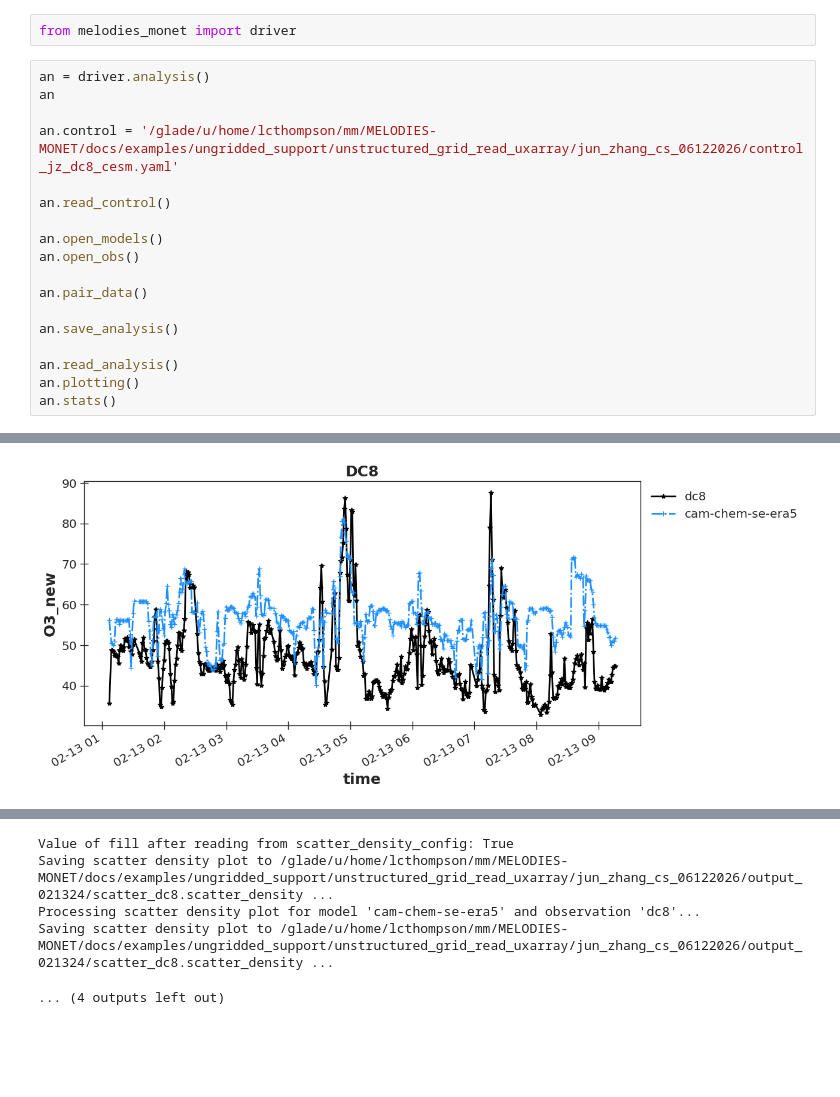
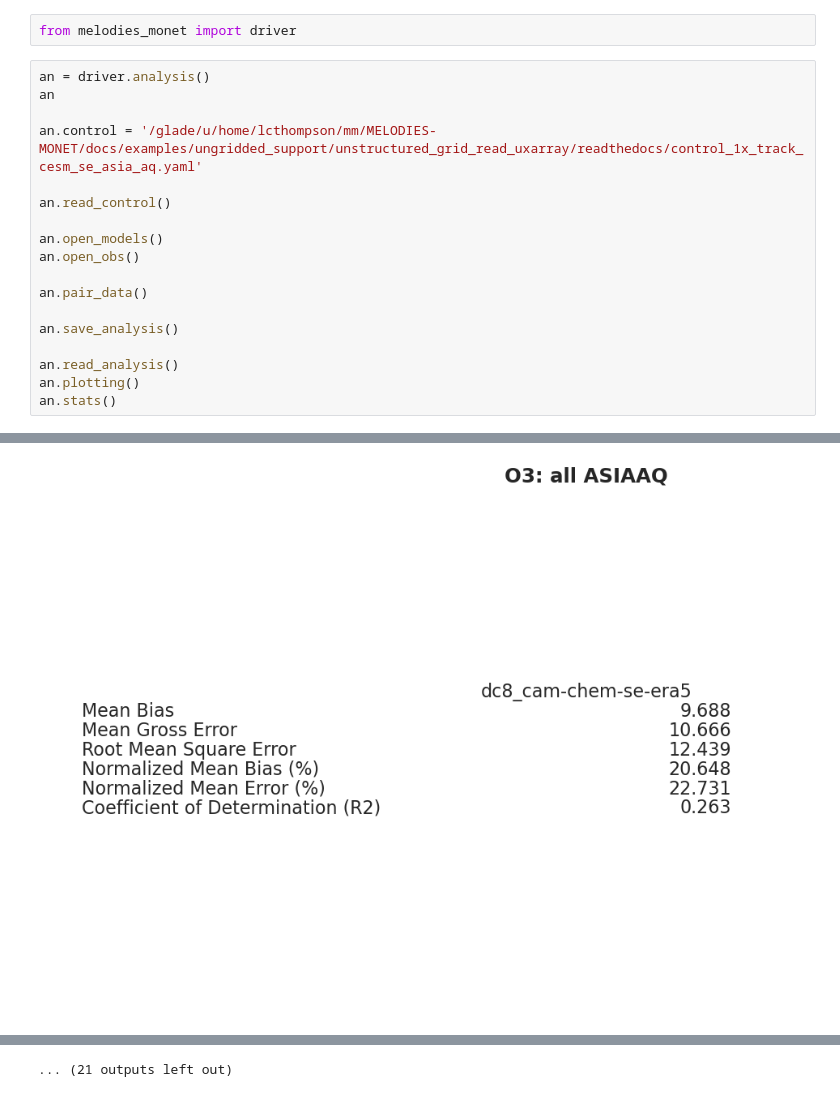
Before and after one commit to L12D2/mm_uxarray, a Jupyter notebook: docs/examples/ungridded_support/unstructured_grid_read_uxarray/readthedocs/1x_track_cesm_se_asia_aq.ipynb, the cells around one changed output, grey strips where cells are left out. Drawn from its saved outputs; the diff is of its cells as text; blank space fills up the shorter version.

```diff
--- a/docs/examples/ungridded_support/unstructured_grid_read_uxarray/readthedocs/1x_track_cesm_se_asia_aq.ipynb
+++ b/docs/examples/ungridded_support/unstructured_grid_read_uxarray/readthedocs/1x_track_cesm_se_asia_aq.ipynb
@@ -8,7 +8,7 @@ from melodies_monet import driver
 an = driver.analysis()
 an
 
-an.control = '/glade/u/home/lcthompson/mm/MELODIES-MONET/docs/examples/ungridded_support/unstructured_grid_read_uxarray/jun_zhang_cs_06122026/control_jz_dc8_cesm.yaml'
+an.control = '/glade/u/home/lcthompson/mm/MELODIES-MONET/docs/examples/ungridded_support/unstructured_grid_read_uxarray/readthedocs/control_1x_track_cesm_se_asia_aq.yaml'
 
 an.read_control()
 
@@ -43 +43 @@ Saving scatter density plot to /glade/u/home/lcthompson/mm/MELODIES-MONET/docs/e
-[figure, old version]
+[figure, new version]
@@ -53,5 +54 @@ Saving scatter density plot to /glade/u/home/lcthompson/mm/MELODIES-MONET/docs/e
-Value of fill after reading from scatter_density_config: True
-Saving scatter density plot to /glade/u/home/lcthompson/mm/MELODIES-MONET/docs/examples/ungridded_support/unstructured_grid_read_uxarray/jun_zhang_cs_06122026/output_021324/scatter_dc8.scatter_density ...
-Processing scatter density plot for model 'cam-chem-se-era5' and observation 'dc8'...
-Saving scatter density plot to /glade/u/home/lcthompson/mm/MELODIES-MONET/docs/examples/ungridded_support/unstructured_grid_read_uxarray/jun_zhang_cs_06122026/output_021324/scatter_dc8.scatter_density ...
+... (21 outputs left out)
-... (4 outputs left out)
```
Also changed, not shown: parts of 1 cell of this notebook, 22 other files.
